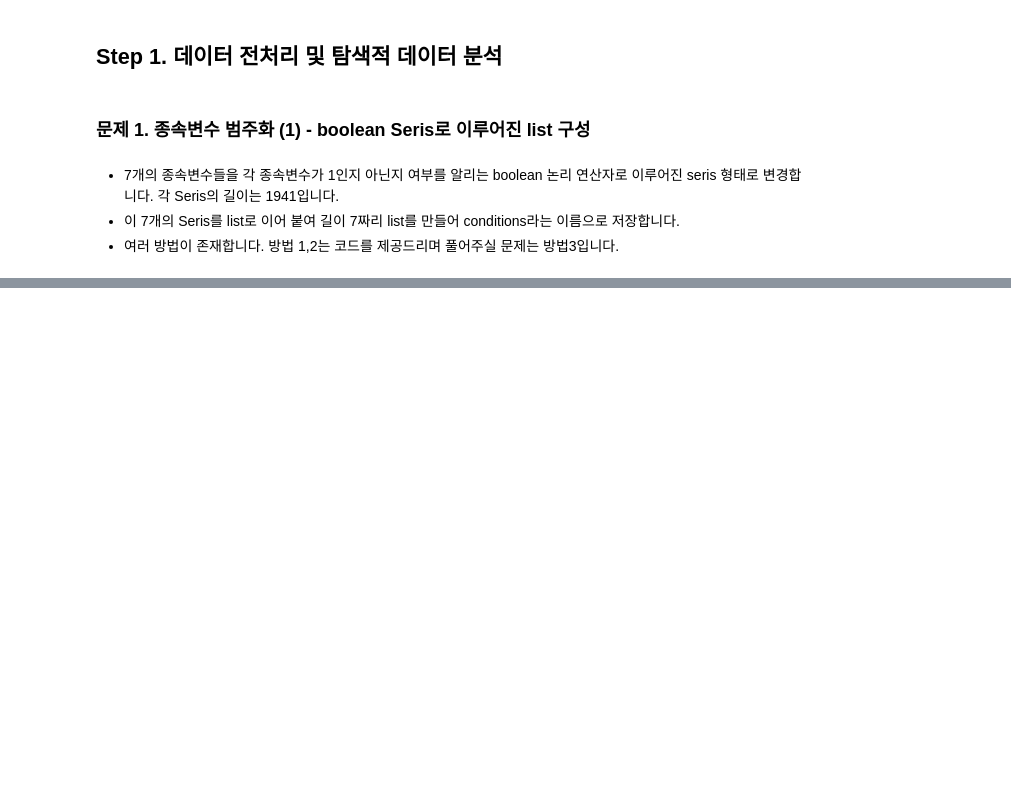
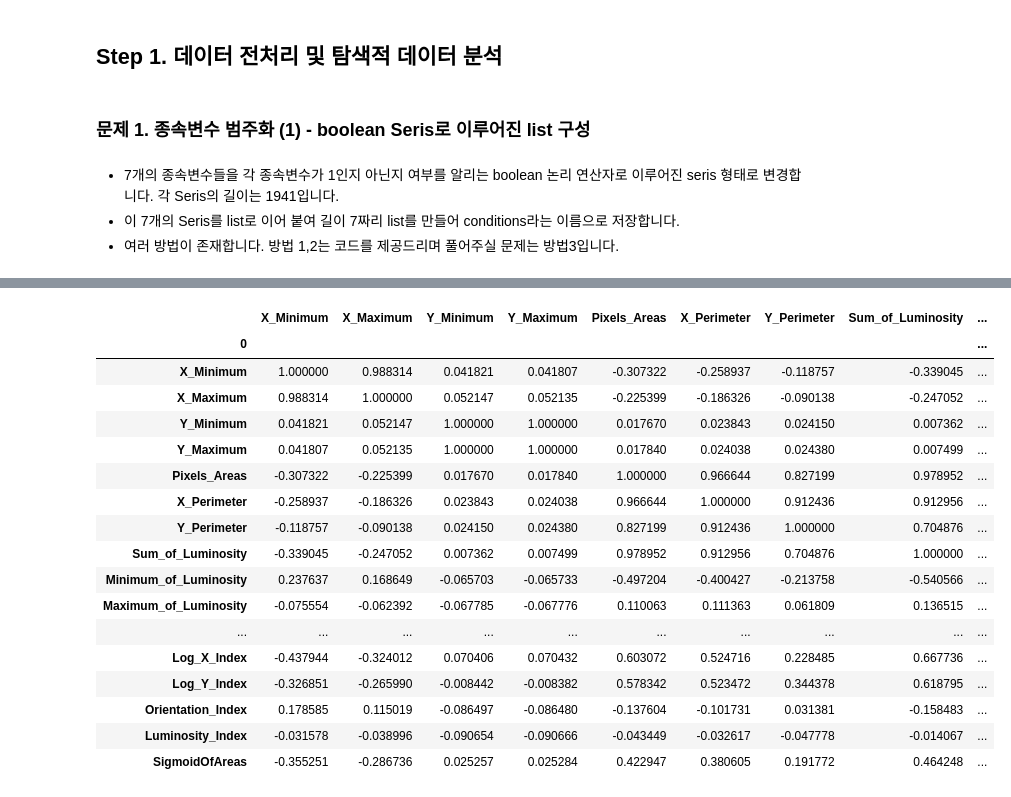
Before and after one commit to spacemaninSeoul/fast_campus_ML300, a Jupyter notebook: ML300P3패턴인식C1.ipynb, the cells around one changed output, grey strips where cells are left out. Cells and saved outputs as stored; diff of their text form; code cells hidden in the pictures; blank space fills up the shorter version.

```diff
--- a/ML300P3패턴인식C1.ipynb
+++ b/ML300P3패턴인식C1.ipynb
@@ -142,0 +321,23 @@ conditions = [df['Pastry'].astype(bool),
+# %%
+# (문제) df_corTarget에 대하여, pandas.DataFrame.corr 을 활용해 correlation을 구한 뒤 corr에 저장.
+corr = df_corTarget.corr()
+corr
+# %% [output]
+|  | X_Minimum | X_Maximum | Y_Minimum | Y_Maximum | Pixels_Areas | X_Perimeter | Y_Perimeter | Sum_of_Luminosity | ... |
+| 0 |  |  |  |  |  |  |  |  | ... |
+| X_Minimum | 1.000000 | 0.988314 | 0.041821 | 0.041807 | -0.307322 | -0.258937 | -0.118757 | -0.339045 | ... |
+| X_Maximum | 0.988314 | 1.000000 | 0.052147 | 0.052135 | -0.225399 | -0.186326 | -0.090138 | -0.247052 | ... |
+| Y_Minimum | 0.041821 | 0.052147 | 1.000000 | 1.000000 | 0.017670 | 0.023843 | 0.024150 | 0.007362 | ... |
+| Y_Maximum | 0.041807 | 0.052135 | 1.000000 | 1.000000 | 0.017840 | 0.024038 | 0.024380 | 0.007499 | ... |
+| Pixels_Areas | -0.307322 | -0.225399 | 0.017670 | 0.017840 | 1.000000 | 0.966644 | 0.827199 | 0.978952 | ... |
+| X_Perimeter | -0.258937 | -0.186326 | 0.023843 | 0.024038 | 0.966644 | 1.000000 | 0.912436 | 0.912956 | ... |
+| Y_Perimeter | -0.118757 | -0.090138 | 0.024150 | 0.024380 | 0.827199 | 0.912436 | 1.000000 | 0.704876 | ... |
+| Sum_of_Luminosity | -0.339045 | -0.247052 | 0.007362 | 0.007499 | 0.978952 | 0.912956 | 0.704876 | 1.000000 | ... |
+| Minimum_of_Luminosity | 0.237637 | 0.168649 | -0.065703 | -0.065733 | -0.497204 | -0.400427 | -0.213758 | -0.540566 | ... |
+| Maximum_of_Luminosity | -0.075554 | -0.062392 | -0.067785 | -0.067776 | 0.110063 | 0.111363 | 0.061809 | 0.136515 | ... |
+| ... | ... | ... | ... | ... | ... | ... | ... | ... | ... |
+| Log_X_Index | -0.437944 | -0.324012 | 0.070406 | 0.070432 | 0.603072 | 0.524716 | 0.228485 | 0.667736 | ... |
+| Log_Y_Index | -0.326851 | -0.265990 | -0.008442 | -0.008382 | 0.578342 | 0.523472 | 0.344378 | 0.618795 | ... |
+| Orientation_Index | 0.178585 | 0.115019 | -0.086497 | -0.086480 | -0.137604 | -0.101731 | 0.031381 | -0.158483 | ... |
+| Luminosity_Index | -0.031578 | -0.038996 | -0.090654 | -0.090666 | -0.043449 | -0.032617 | -0.047778 | -0.014067 | ... |
+| SigmoidOfAreas | -0.355251 | -0.286736 | 0.025257 | 0.025284 | 0.422947 | 0.380605 | 0.191772 | 0.464248 | ... |
```
Also changed, not shown: parts of 48 cells of this notebook.
